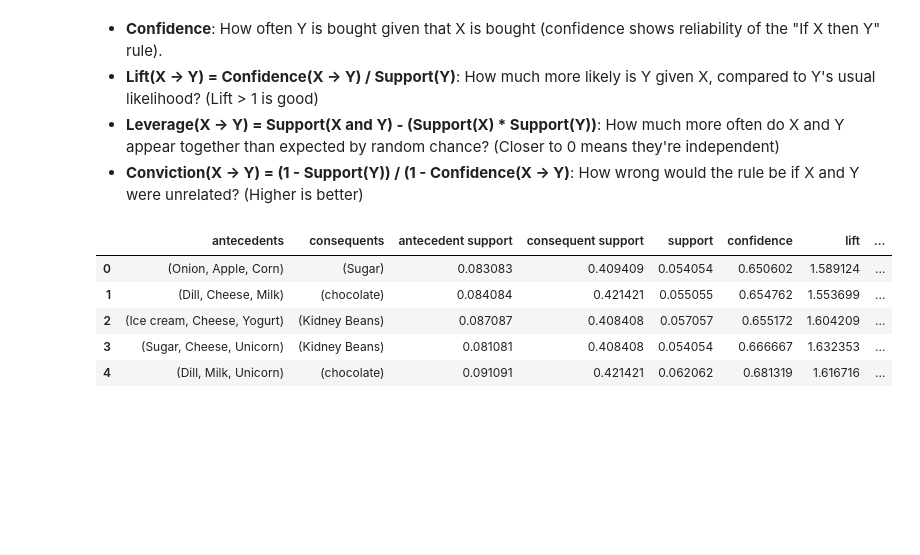
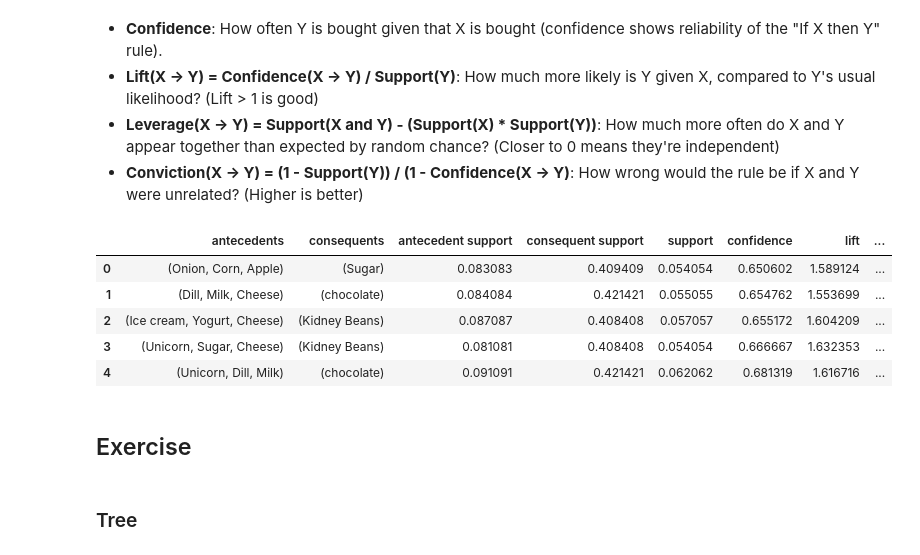
Before and after one commit to lcbjrrr/ML315, a Jupyter notebook: ML315_7_Apriori.ipynb, the cells around one changed output. Drawn from its saved outputs; the diff is of its cells as text; code cells hidden in the pictures; blank space fills up the shorter version.

```diff
--- a/ML315_7_Apriori.ipynb
+++ b/ML315_7_Apriori.ipynb
@@ -49,15 +49,21 @@ Filtered by the following parameters:
 - **Leverage(X → Y) = Support(X and Y) - (Support(X) * Support(Y))**: How much more often do X and Y appear together than expected by random chance? (Closer to 0 means they're independent)
 - **Conviction(X → Y) = (1 - Support(Y)) / (1 - Confidence(X → Y)**: How wrong would the rule be if X and Y were unrelated? (Higher is better)
 # %%
+
 from mlxtend.frequent_patterns import apriori
 from mlxtend.frequent_patterns import association_rules
 
+
 model = apriori(groceries, min_support=0.05, use_colnames=True)
-association_rules(model, metric="confidence", min_threshold=0.65,num_itemsets=model.shape[0])
+association_rules(model, metric="confidence", min_threshold=0.65)
 # %% [output]
 |  | antecedents | consequents | antecedent support | consequent support | support | confidence | lift | ... |
-| 0 | (Onion, Apple, Corn) | (Sugar) | 0.083083 | 0.409409 | 0.054054 | 0.650602 | 1.589124 | ... |
-| 1 | (Dill, Cheese, Milk) | (chocolate) | 0.084084 | 0.421421 | 0.055055 | 0.654762 | 1.553699 | ... |
-| 2 | (Ice cream, Cheese, Yogurt) | (Kidney Beans) | 0.087087 | 0.408408 | 0.057057 | 0.655172 | 1.604209 | ... |
-| 3 | (Sugar, Cheese, Unicorn) | (Kidney Beans) | 0.081081 | 0.408408 | 0.054054 | 0.666667 | 1.632353 | ... |
-| 4 | (Dill, Milk, Unicorn) | (chocolate) | 0.091091 | 0.421421 | 0.062062 | 0.681319 | 1.616716 | ... |
+| 0 | (Onion, Corn, Apple) | (Sugar) | 0.083083 | 0.409409 | 0.054054 | 0.650602 | 1.589124 | ... |
+| 1 | (Dill, Milk, Cheese) | (chocolate) | 0.084084 | 0.421421 | 0.055055 | 0.654762 | 1.553699 | ... |
+| 2 | (Ice cream, Yogurt, Cheese) | (Kidney Beans) | 0.087087 | 0.408408 | 0.057057 | 0.655172 | 1.604209 | ... |
+| 3 | (Unicorn, Sugar, Cheese) | (Kidney Beans) | 0.081081 | 0.408408 | 0.054054 | 0.666667 | 1.632353 | ... |
+| 4 | (Unicorn, Dill, Milk) | (chocolate) | 0.091091 | 0.421421 | 0.062062 | 0.681319 | 1.616716 | ... |
+# %% [markdown]
+## Exercise
+# %% [markdown]
+### Tree
```
Also changed, not shown: parts of 9 cells of this notebook.
